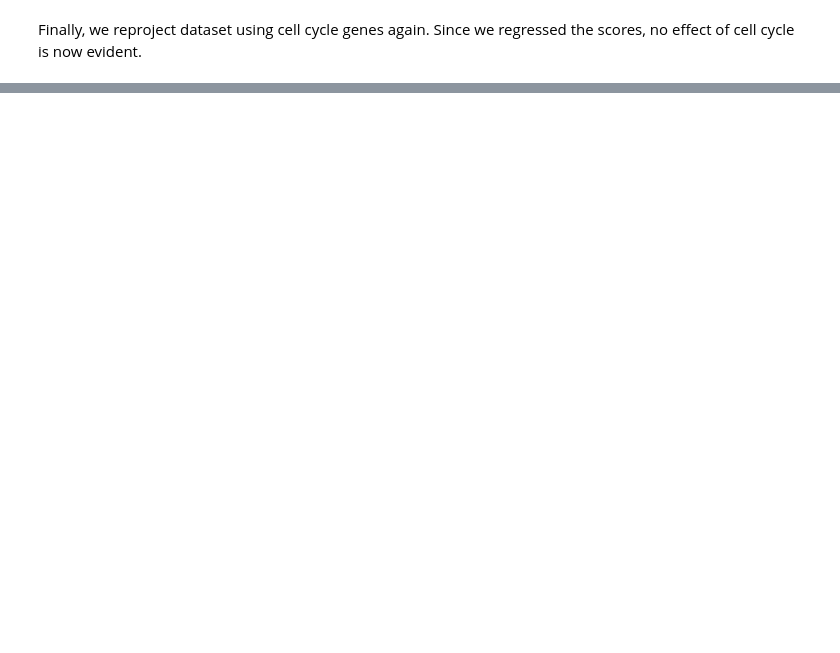
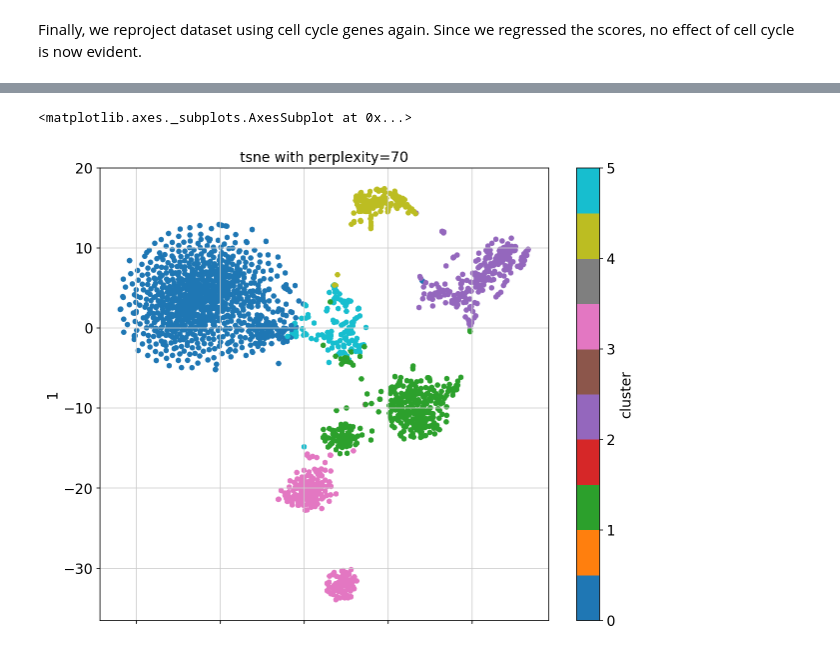
Before and after one commit to anilbey/sc-pipe, a Jupyter notebook: notebooks/cell_cycle.ipynb, the cells around one changed output, grey strips where cells are left out. Drawn from its saved outputs; the diff is of its cells as text; code cells hidden in the pictures; blank space fills up the shorter version.

```diff
--- a/notebooks/cell_cycle.ipynb
+++ b/notebooks/cell_cycle.ipynb
@@ -180,0 +220,2 @@ array([[-0.03132836, -0.03816179, -0.255576  , ..., -0.0942426 ,
+# %%
+matrix = adata.X
@@ -180,0 +276,5 @@ array([[-0.03132836, -0.03816179, -0.255576  , ..., -0.0942426 ,
+# %%
+current = time.time()
+communities, graph, Q = phenograph.cluster(matrix, n_jobs=12, k=100, primary_metric='euclidean')
+end = time.time()
+diff = end - current
@@ -180,0 +307,17 @@ array([[-0.03132836, -0.03816179, -0.255576  , ..., -0.0942426 ,
+# %%
+arr = graph.toarray()
+arr_full = arr+arr.T
+np.fill_diagonal(arr_full, 1)
+dist = (arr_full- arr_full.max())*(-1)
+np.fill_diagonal(dist, 0)
+tsne = TSNE(n_components=2, perplexity= 70,metric='precomputed').fit_transform(dist)
+# %%
+
+df_tsne = pd.DataFrame(tsne)
+df_tsne['cluster'] = communities
+#df_tsne['ground_truth'] = cell_groups
+#df_tsne['ground_truth'] = df_tsne['ground_truth'].apply(lambda x: int(str(x, 'utf-8')[-1]))
+df_tsne.plot(kind='scatter', x=0, y=1, c='cluster', figsize=(10,8),colormap='tab10', grid=True, title='tsne with perplexity=70')
+# %% [output]
+<matplotlib.axes._subplots.AxesSubplot at 0x...>
+[figure, added]
```
Also changed, not shown: parts of 34 cells of this notebook, 3 other files.
